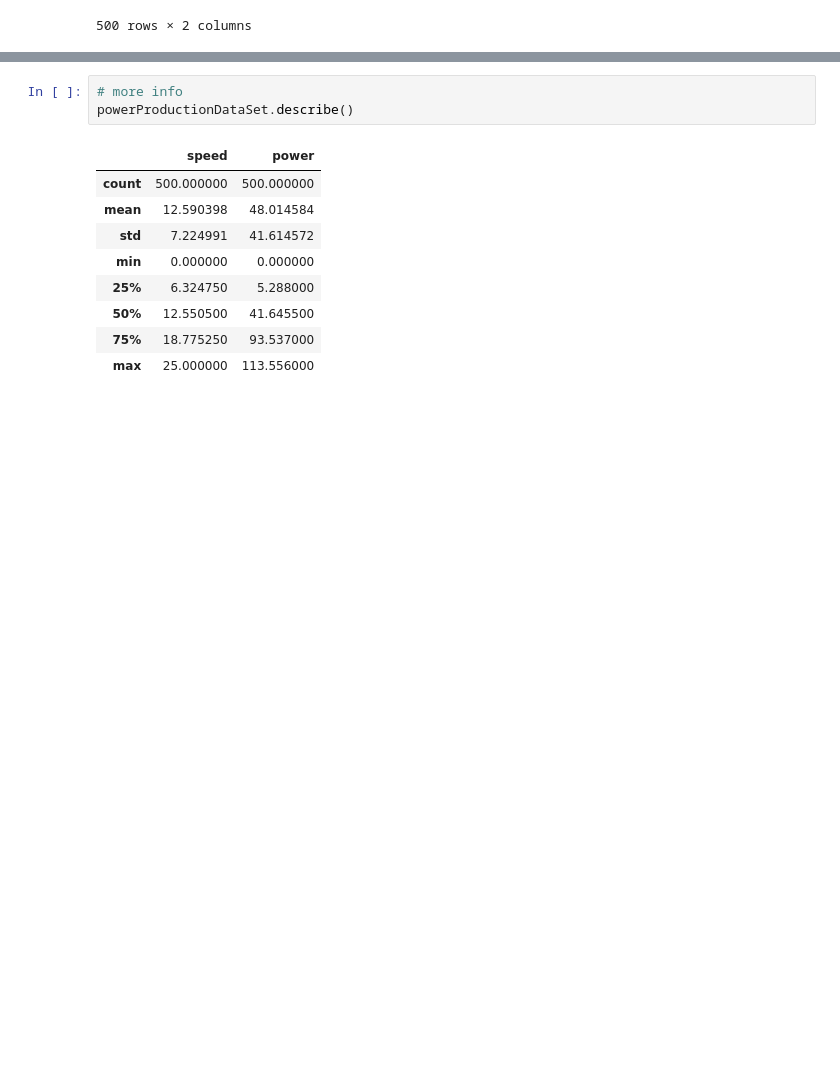
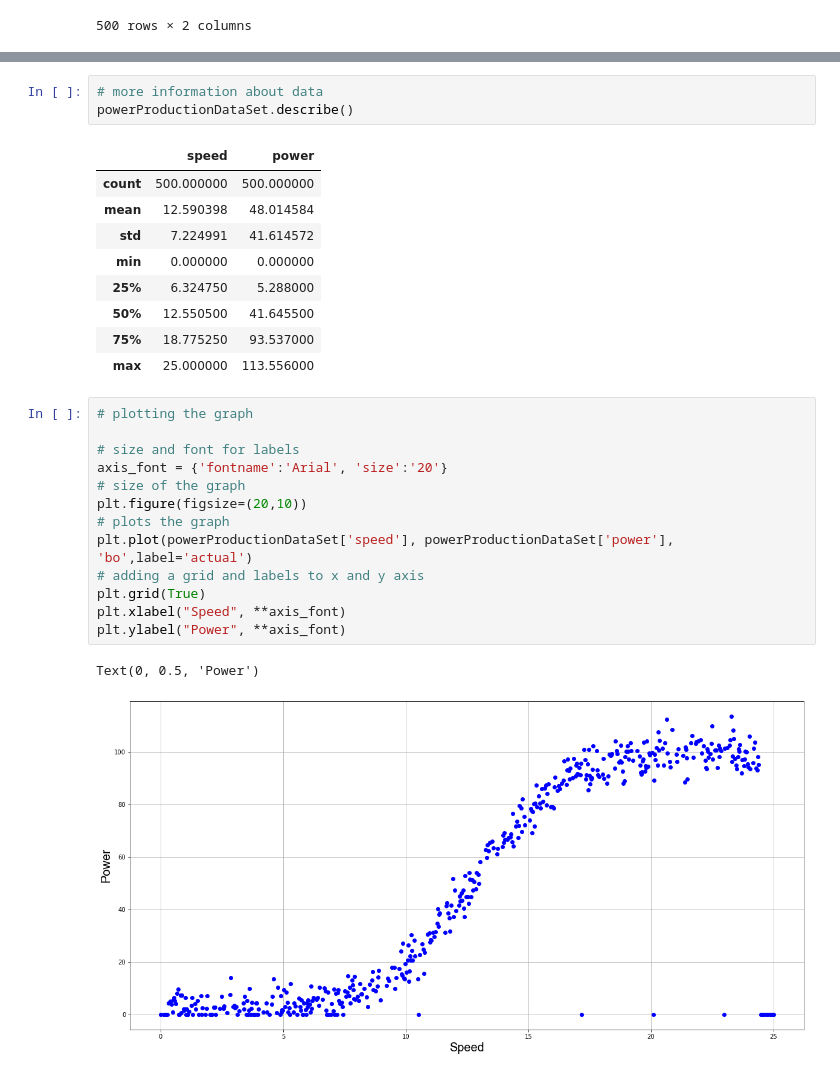
Before and after one commit to MateuszPawlowski/EmergingTechnologiesProject, a Jupyter notebook: Project.ipynb, the cells around one changed output, grey strips where cells are left out. Saved outputs shown, nothing was run; the diff lists cells and outputs as text; blank space fills up the shorter version.

Commit message:
Added Information

```diff
--- a/Project.ipynb
+++ b/Project.ipynb
@@ -47,7 +68,7 @@ powerProductionDataSet.head(20)
 | 18 | 0.826 | 0.795 |
 | 19 | 0.851 | 7.350 |
 # %%
-# more info
+# more information about data
 powerProductionDataSet.describe()
 # %% [output]
 |  | speed | power |
@@ -59,6 +80,22 @@ powerProductionDataSet.describe()
 | 50% | 12.550500 | 41.645500 |
 | 75% | 18.775250 | 93.537000 |
 | max | 25.000000 | 113.556000 |
+# %%
+# plotting the graph
+
+# size and font for labels
+axis_font = {'fontname':'Arial', 'size':'20'}
+# size of the graph
+plt.figure(figsize=(20,10))
+# plots the graph
+plt.plot(powerProductionDataSet['speed'], powerProductionDataSet['power'], 'bo',label='actual')
+# adding a grid and labels to x and y axis
+plt.grid(True)
+plt.xlabel("Speed", **axis_font)
+plt.ylabel("Power", **axis_font)
+# %% [output]
+Text(0, 0.5, 'Power')
+[figure, added]
 # %%
 # create a neural network with one neuron.
 model = kr.models.Sequential()
```
Also changed, not shown: parts of 9 cells of this notebook, 6 other files.
